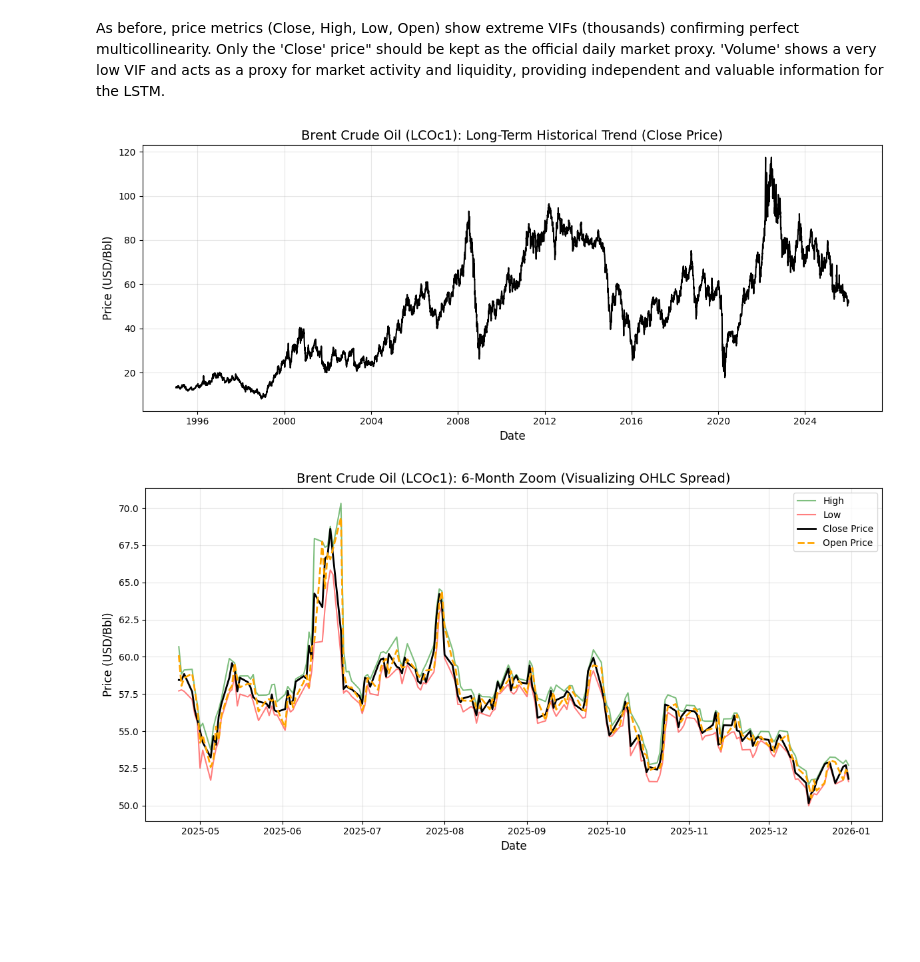
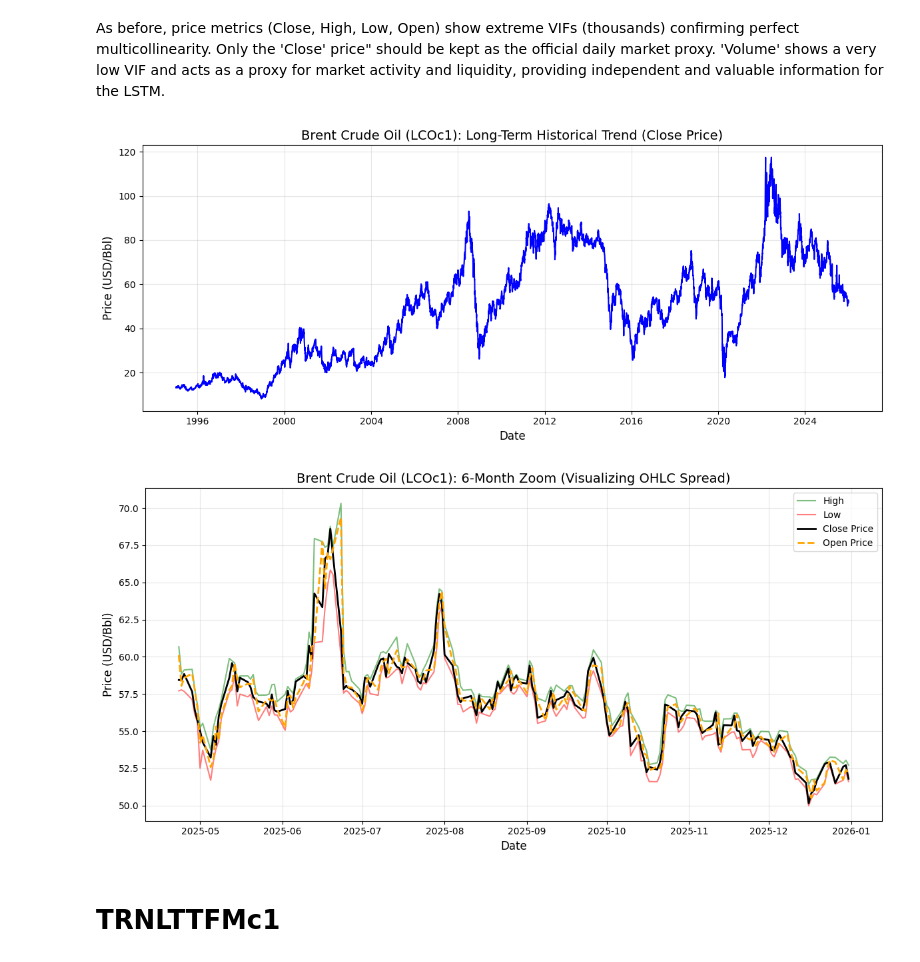
Before and after one commit to dvdbaggio/Mixed-Frequency-Forecasting, a Jupyter notebook: macro_features_correlation.ipynb, the cells around one changed output. Saved outputs shown, nothing was run; the diff lists cells and outputs as text; code cells hidden in the pictures; blank space fills up the shorter version.

```diff
--- a/macro_features_correlation.ipynb
+++ b/macro_features_correlation.ipynb
@@ -321,33 +321,35 @@ As before, price metrics (Close, High, Low, Open) show extreme VIFs (thousands)
 'Volume' shows a very low VIF and acts as a proxy for market activity and liquidity, providing independent and valuable information for the LSTM.
 # %%
 fig1, ax1 = plt.subplots(figsize=(12, 5))
-ax1.plot(df_plot['Date'], df_plot['Close'], color='black', linewidth=1.5)
+ax1.plot(df_plot['Date'], df_plot['Close'], color='blue', linewidth=1.5)
 ax1.set_title('Brent Crude Oil (LCOc1): Long-Term Historical Trend (Close Price)', fontsize=14)
 ax1.set_ylabel('Price (USD/Bbl)', fontsize=12)
 ax1.set_xlabel('Date', fontsize=12)
 ax1.grid(True, alpha=0.3)
 plt.tight_layout()
 plt.savefig('./Plots/LCOc1.png', dpi=300)
 plt.show()
 
 df_zoom = df_plot.tail(180)
 fig2, ax2 = plt.subplots(figsize=(12, 6))
 
 ax2.plot(df_zoom['Date'], df_zoom['High'], label='High', color='green', linewidth=1.5, alpha=0.5)
 ax2.plot(df_zoom['Date'], df_zoom['Low'], label='Low', color='red', linewidth=1.5, alpha=0.5)
 
 ax2.plot(df_zoom['Date'], df_zoom['Close'], label='Close Price', color='black', linewidth=2)
 ax2.plot(df_zoom['Date'], df_zoom['Open'], label='Open Price', color='orange', linewidth=2, linestyle='--')
 
 ax2.set_title('Brent Crude Oil (LCOc1): 6-Month Zoom (Visualizing OHLC Spread)', fontsize=14)
 ax2.set_ylabel('Price (USD/Bbl)', fontsize=12)
 ax2.set_xlabel('Date', fontsize=12)
 ax2.legend(loc='upper right')
 ax2.grid(True, alpha=0.3)
 
 plt.tight_layout()
 plt.savefig('./Plots/LCOc1_6Months.png', dpi=300)
 plt.show()
 # %% [output]
-[figure, old version]
+[figure, new version]
 [figure]
+# %% [markdown]
+# TRNLTTFMc1
```
Also changed, not shown: parts of 11 cells of this notebook, 9 other files.
